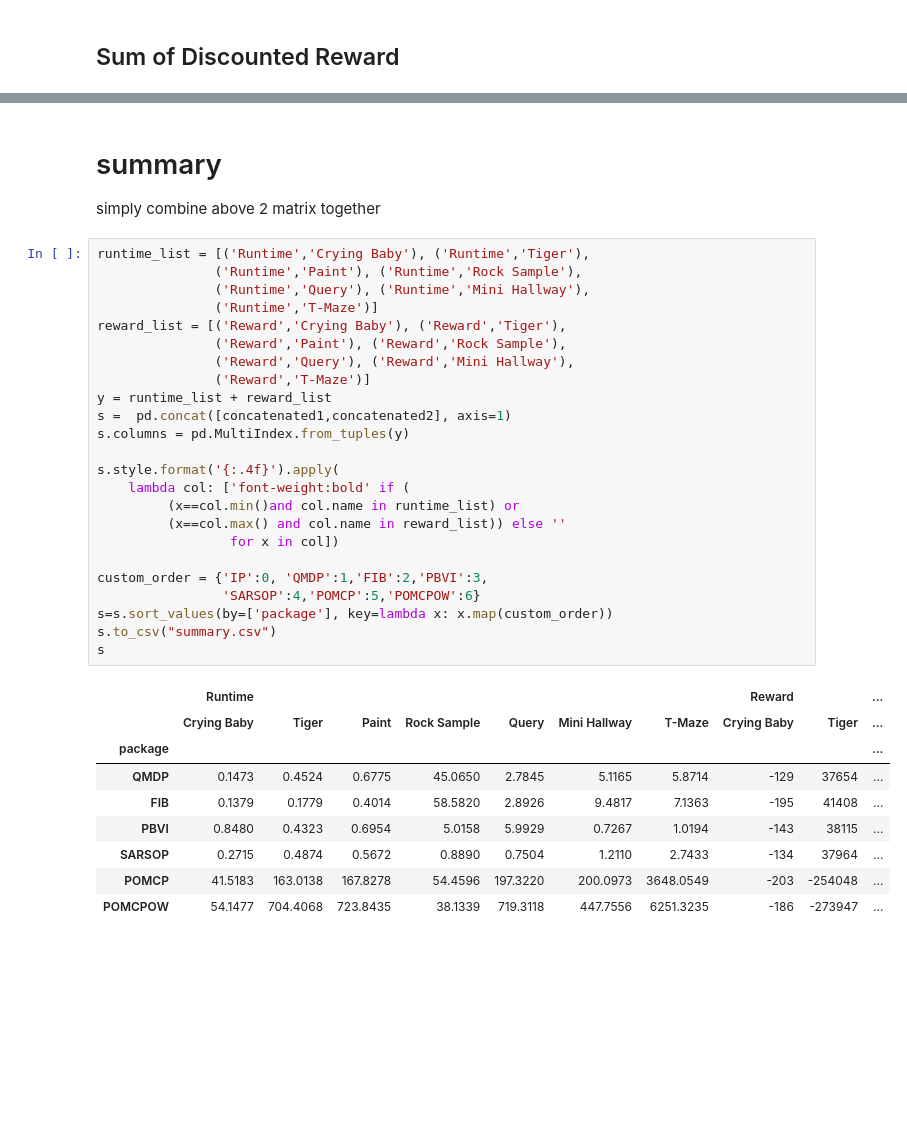
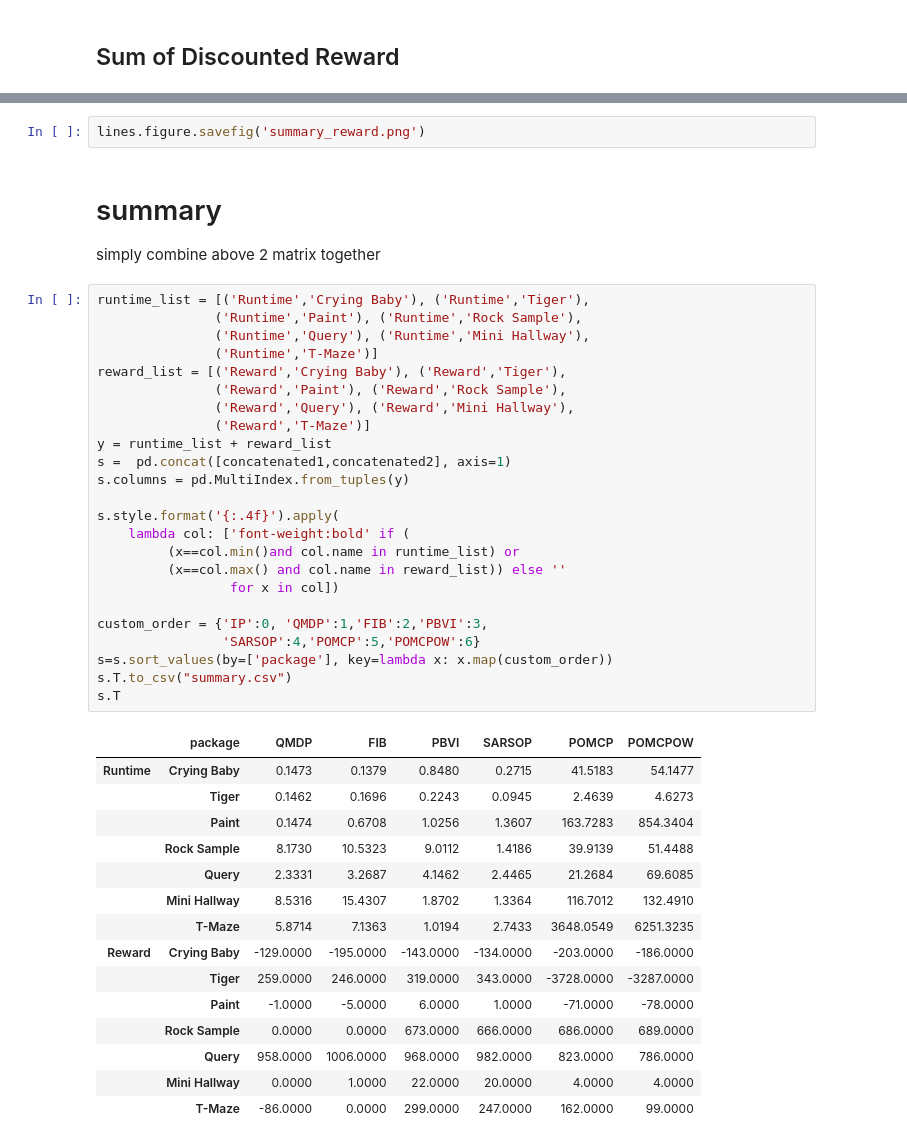
Before and after one commit to aliceyshu/8010_project, a Jupyter notebook: results/summary_results.ipynb, the cells around one changed output, grey strips where cells are left out. Drawn from its saved outputs; the diff is of its cells as text; blank space fills up the shorter version.

```diff
--- a/results/summary_results.ipynb
+++ b/results/summary_results.ipynb
@@ -424,37 +451,45 @@ concatenated2.style.format('{:.4f}').background_gradient(axis=0,cmap="Pastel1").
+# %%
+lines.figure.savefig('summary_reward.png')
 # %% [markdown]
 # summary
 simply combine above 2 matrix together
 # %%
 runtime_list = [('Runtime','Crying Baby'), ('Runtime','Tiger'),
                ('Runtime','Paint'), ('Runtime','Rock Sample'),
                ('Runtime','Query'), ('Runtime','Mini Hallway'),
                ('Runtime','T-Maze')]
 reward_list = [('Reward','Crying Baby'), ('Reward','Tiger'),
                ('Reward','Paint'), ('Reward','Rock Sample'),
                ('Reward','Query'), ('Reward','Mini Hallway'),
                ('Reward','T-Maze')]
 y = runtime_list + reward_list
 s =  pd.concat([concatenated1,concatenated2], axis=1)
 s.columns = pd.MultiIndex.from_tuples(y)
 
 s.style.format('{:.4f}').apply(
     lambda col: ['font-weight:bold' if (
          (x==col.min()and col.name in runtime_list) or
          (x==col.max() and col.name in reward_list)) else ''
                  for x in col])
 
 custom_order = {'IP':0, 'QMDP':1,'FIB':2,'PBVI':3,
                 'SARSOP':4,'POMCP':5,'POMCPOW':6}
 s=s.sort_values(by=['package'], key=lambda x: x.map(custom_order))
-s.to_csv("summary.csv")
-s
+s.T.to_csv("summary.csv")
+s.T
 # %% [output]
-|  | Runtime |  |  |  |  |  |  | Reward |  | ... |
-|  | Crying Baby | Tiger | Paint | Rock Sample | Query | Mini Hallway | T-Maze | Crying Baby | Tiger | ... |
-| package |  |  |  |  |  |  |  |  |  | ... |
-| QMDP | 0.1473 | 0.4524 | 0.6775 | 45.0650 | 2.7845 | 5.1165 | 5.8714 | -129 | 37654 | ... |
-| FIB | 0.1379 | 0.1779 | 0.4014 | 58.5820 | 2.8926 | 9.4817 | 7.1363 | -195 | 41408 | ... |
-| PBVI | 0.8480 | 0.4323 | 0.6954 | 5.0158 | 5.9929 | 0.7267 | 1.0194 | -143 | 38115 | ... |
-| SARSOP | 0.2715 | 0.4874 | 0.5672 | 0.8890 | 0.7504 | 1.2110 | 2.7433 | -134 | 37964 | ... |
-| POMCP | 41.5183 | 163.0138 | 167.8278 | 54.4596 | 197.3220 | 200.0973 | 3648.0549 | -203 | -254048 | ... |
-| POMCPOW | 54.1477 | 704.4068 | 723.8435 | 38.1339 | 719.3118 | 447.7556 | 6251.3235 | -186 | -273947 | ... |
+|  | package | QMDP | FIB | PBVI | SARSOP | POMCP | POMCPOW |
+| Runtime | Crying Baby | 0.1473 | 0.1379 | 0.8480 | 0.2715 | 41.5183 | 54.1477 |
+|  | Tiger | 0.1462 | 0.1696 | 0.2243 | 0.0945 | 2.4639 | 4.6273 |
+|  | Paint | 0.1474 | 0.6708 | 1.0256 | 1.3607 | 163.7283 | 854.3404 |
+|  | Rock Sample | 8.1730 | 10.5323 | 9.0112 | 1.4186 | 39.9139 | 51.4488 |
+|  | Query | 2.3331 | 3.2687 | 4.1462 | 2.4465 | 21.2684 | 69.6085 |
+|  | Mini Hallway | 8.5316 | 15.4307 | 1.8702 | 1.3364 | 116.7012 | 132.4910 |
+|  | T-Maze | 5.8714 | 7.1363 | 1.0194 | 2.7433 | 3648.0549 | 6251.3235 |
+| Reward | Crying Baby | -129.0000 | -195.0000 | -143.0000 | -134.0000 | -203.0000 | -186.0000 |
+|  | Tiger | 259.0000 | 246.0000 | 319.0000 | 343.0000 | -3728.0000 | -3287.0000 |
+|  | Paint | -1.0000 | -5.0000 | 6.0000 | 1.0000 | -71.0000 | -78.0000 |
+|  | Rock Sample | 0.0000 | 0.0000 | 673.0000 | 666.0000 | 686.0000 | 689.0000 |
+|  | Query | 958.0000 | 1006.0000 | 968.0000 | 982.0000 | 823.0000 | 786.0000 |
+|  | Mini Hallway | 0.0000 | 1.0000 | 22.0000 | 20.0000 | 4.0000 | 4.0000 |
+|  | T-Maze | -86.0000 | 0.0000 | 299.0000 | 247.0000 | 162.0000 | 99.0000 |
```
Also changed, not shown: parts of 16 cells of this notebook, 19 other files.
